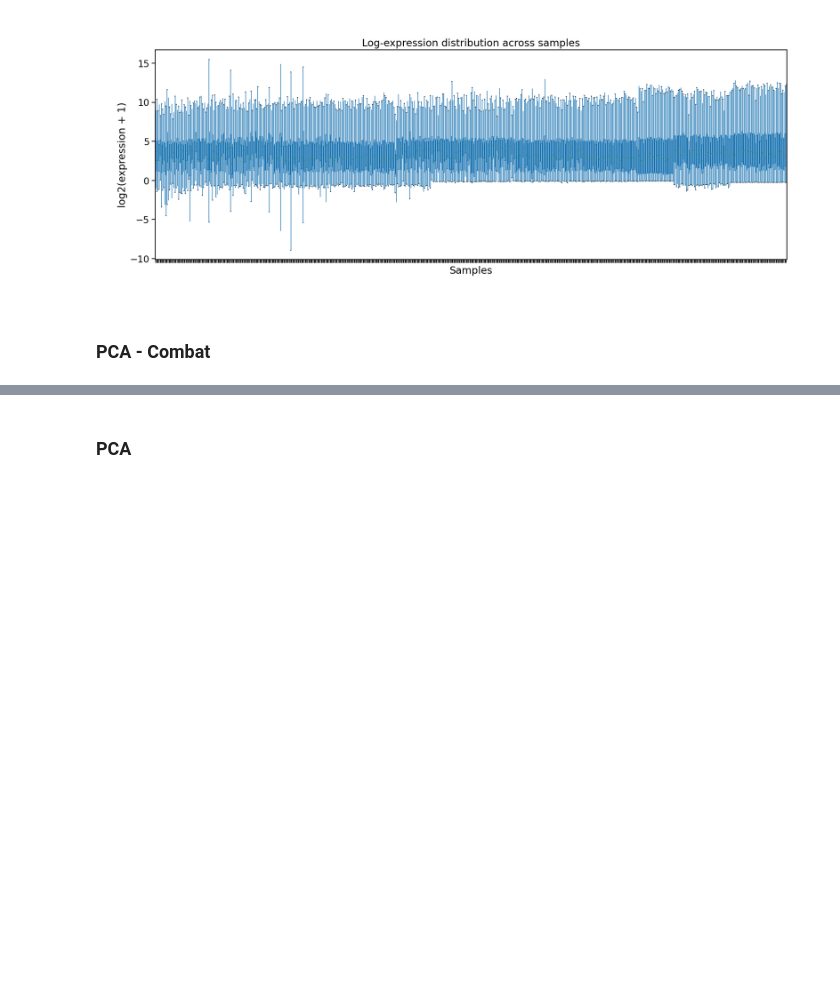
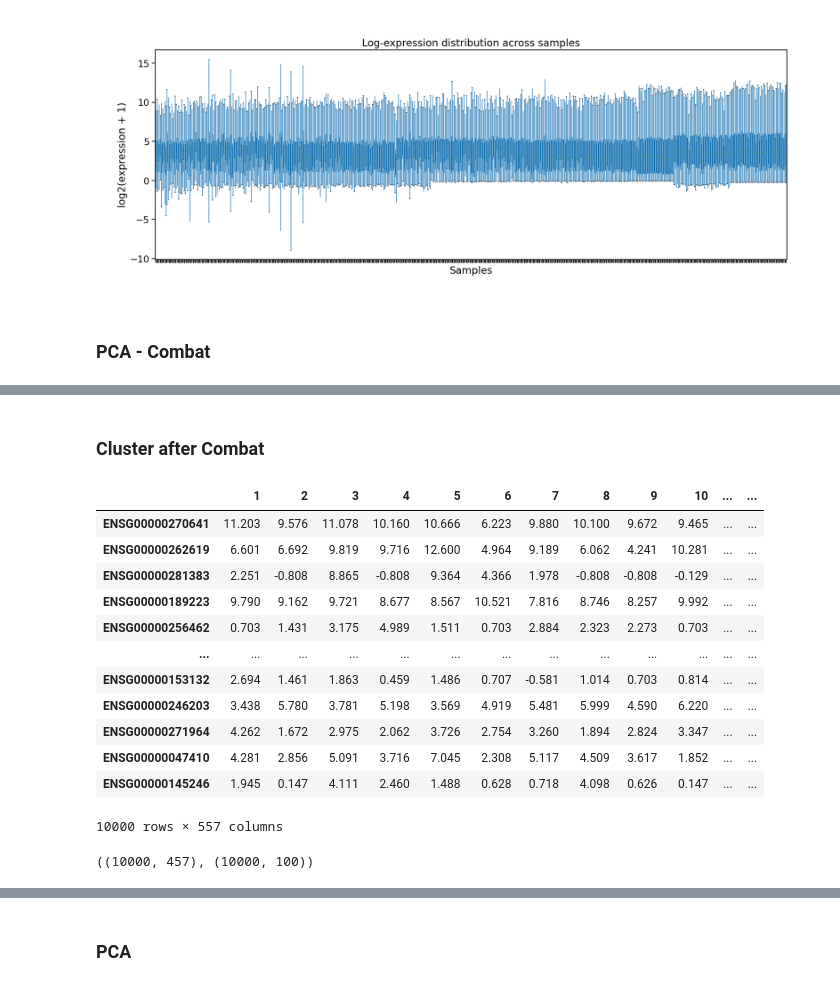
Before and after one commit to flalix/perturb_agent, a Jupyter notebook: notebooks/mtp_TCGA_53_PSI_all_PAADs_Clusters.ipynb, the cells around one changed output, grey strips where cells are left out. Drawn from its saved outputs; the diff is of its cells as text; code cells hidden in the pictures; blank space fills up the shorter version.

```diff
--- a/notebooks/mtp_TCGA_53_PSI_all_PAADs_Clusters.ipynb
+++ b/notebooks/mtp_TCGA_53_PSI_all_PAADs_Clusters.ipynb
@@ -661,0 +679,25 @@ plot_pca_expression(
+# %% [markdown]
+### Cluster after Combat
+# %%
+dfn_combat
+# %% [output]
+|  | 1 | 2 | 3 | 4 | 5 | 6 | 7 | 8 | 9 | 10 | ... | ... |
+| ENSG00000270641 | 11.203 | 9.576 | 11.078 | 10.160 | 10.666 | 6.223 | 9.880 | 10.100 | 9.672 | 9.465 | ... | ... |
+| ENSG00000262619 | 6.601 | 6.692 | 9.819 | 9.716 | 12.600 | 4.964 | 9.189 | 6.062 | 4.241 | 10.281 | ... | ... |
+| ENSG00000281383 | 2.251 | -0.808 | 8.865 | -0.808 | 9.364 | 4.366 | 1.978 | -0.808 | -0.808 | -0.129 | ... | ... |
+| ENSG00000189223 | 9.790 | 9.162 | 9.721 | 8.677 | 8.567 | 10.521 | 7.816 | 8.746 | 8.257 | 9.992 | ... | ... |
+| ENSG00000256462 | 0.703 | 1.431 | 3.175 | 4.989 | 1.511 | 0.703 | 2.884 | 2.323 | 2.273 | 0.703 | ... | ... |
+| ... | ... | ... | ... | ... | ... | ... | ... | ... | ... | ... | ... | ... |
+| ENSG00000153132 | 2.694 | 1.461 | 1.863 | 0.459 | 1.486 | 0.707 | -0.581 | 1.014 | 0.703 | 0.814 | ... | ... |
+| ENSG00000246203 | 3.438 | 5.780 | 3.781 | 5.198 | 3.569 | 4.919 | 5.481 | 5.999 | 4.590 | 6.220 | ... | ... |
+| ENSG00000271964 | 4.262 | 1.672 | 2.975 | 2.062 | 3.726 | 2.754 | 3.260 | 1.894 | 2.824 | 3.347 | ... | ... |
+| ENSG00000047410 | 4.281 | 2.856 | 5.091 | 3.716 | 7.045 | 2.308 | 5.117 | 4.509 | 3.617 | 1.852 | ... | ... |
+| ENSG00000145246 | 1.945 | 0.147 | 4.111 | 2.460 | 1.488 | 0.628 | 0.718 | 4.098 | 0.626 | 0.147 | ... | ... |
+10000 rows × 557 columns
+# %%
+dfn_combat_tumor = dfn_combat.iloc[:, :457]
+dfn_combat_normal = dfn_combat.iloc[:, 457:]
+
+dfn_combat_tumor.shape, dfn_combat_normal.shape
+# %% [output]
+((10000, 457), (10000, 100))
```
Also changed, not shown: parts of 27 cells of this notebook, 2 other files.
